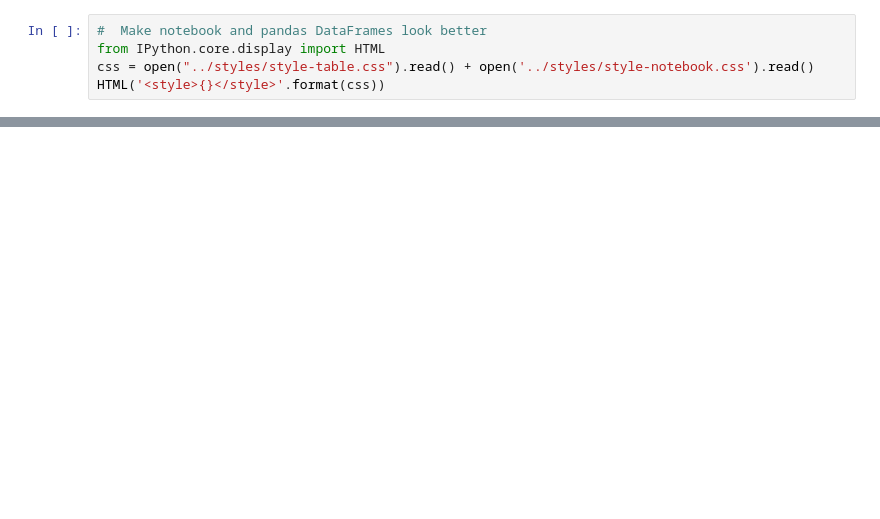
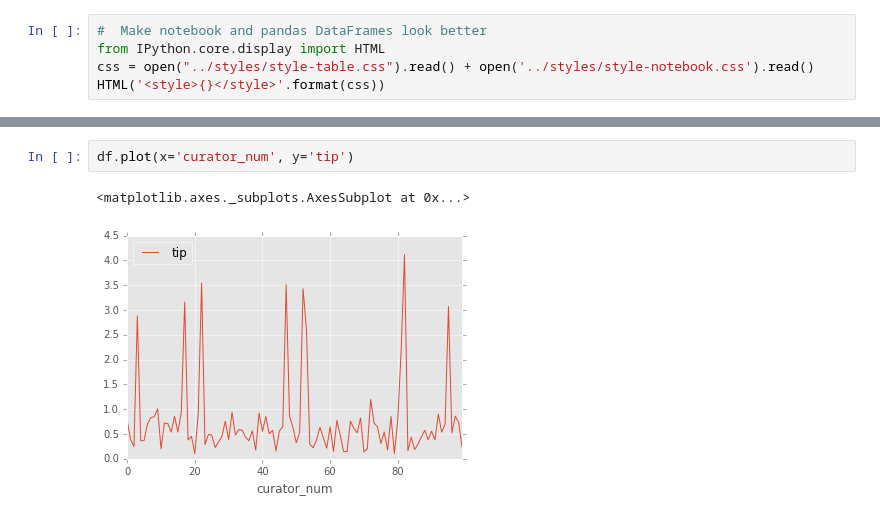
Before and after one commit to corpetty/TBP_metrics, a Jupyter notebook: yours_payout/CreateBubblePlot.ipynb, the cells around one changed output, grey strips where cells are left out. Drawn from its saved outputs; the diff is of its cells as text; blank space fills up the shorter version.

```diff
--- a/yours_payout/CreateBubblePlot.ipynb
+++ b/yours_payout/CreateBubblePlot.ipynb
@@ -39,3 +59,8 @@ plt.plot(df.curator_num[(curator_num-1):-1], df.curator_payouts[curator_num-1])
+# %%
+df.plot(x='curator_num', y='tip')
+# %% [output]
+<matplotlib.axes._subplots.AxesSubplot at 0x...>
+[figure, added]
 # %%
 sizemode='area'
 sizeref = df['total_earned'].max() / 1e2**1.5
```
Also changed, not shown: parts of 5 cells of this notebook, 4 other files.
